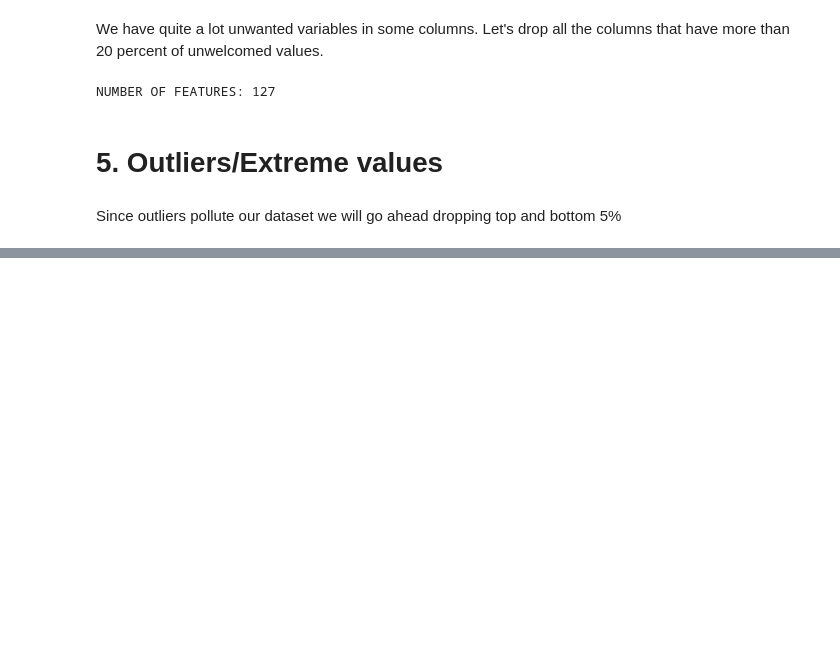
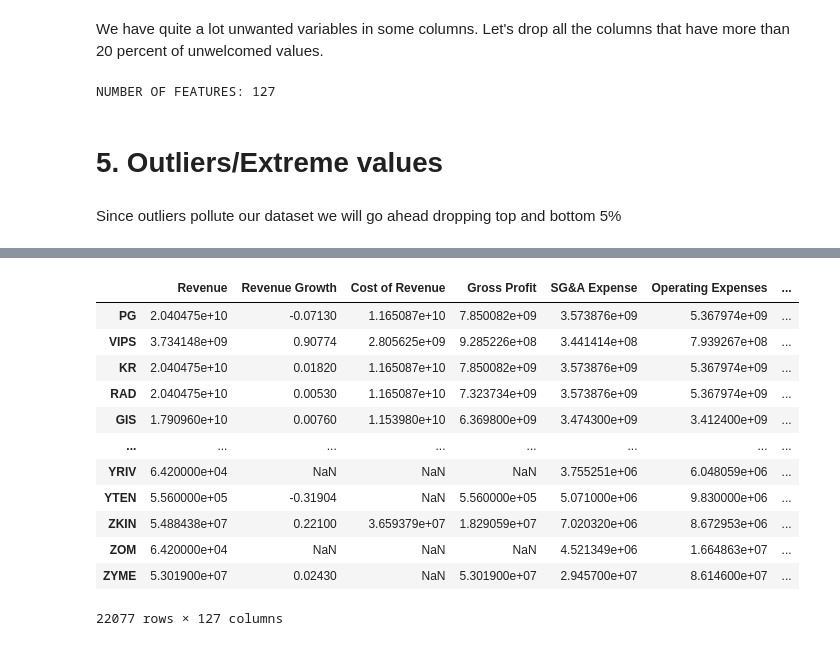
Before and after one commit to frheus/ML_Finance, a Jupyter notebook: test.ipynb, the cells around one changed output, grey strips where cells are left out. Saved outputs shown, nothing was run; the diff lists cells and outputs as text; code cells hidden in the pictures; blank space fills up the shorter version.

Commit message:
5. Outliers and extreme values

```diff
--- a/test.ipynb
+++ b/test.ipynb
@@ -343,0 +348,4 @@ df = df.mask(outliers_low, low_quantiles, axis=1)
+# %%
+df.replace(0, np.nan, inplace=True)
+# Replace nan-values with mean value of column, considering each sector individually.
+df_no_sector= df.groupby(['Sector', 'year']).transform(lambda x: x.fillna(x.mean()))
@@ -343,0 +370,16 @@ df = df.mask(outliers_low, low_quantiles, axis=1)
+# %%
+df
+# %% [output]
+|  | Revenue | Revenue Growth | Cost of Revenue | Gross Profit | SG&A Expense | Operating Expenses | ... |
+| PG | 2.040475e+10 | -0.07130 | 1.165087e+10 | 7.850082e+09 | 3.573876e+09 | 5.367974e+09 | ... |
+| VIPS | 3.734148e+09 | 0.90774 | 2.805625e+09 | 9.285226e+08 | 3.441414e+08 | 7.939267e+08 | ... |
+| KR | 2.040475e+10 | 0.01820 | 1.165087e+10 | 7.850082e+09 | 3.573876e+09 | 5.367974e+09 | ... |
+| RAD | 2.040475e+10 | 0.00530 | 1.165087e+10 | 7.323734e+09 | 3.573876e+09 | 5.367974e+09 | ... |
+| GIS | 1.790960e+10 | 0.00760 | 1.153980e+10 | 6.369800e+09 | 3.474300e+09 | 3.412400e+09 | ... |
+| ... | ... | ... | ... | ... | ... | ... | ... |
+| YRIV | 6.420000e+04 | NaN | NaN | NaN | 3.755251e+06 | 6.048059e+06 | ... |
+| YTEN | 5.560000e+05 | -0.31904 | NaN | 5.560000e+05 | 5.071000e+06 | 9.830000e+06 | ... |
+| ZKIN | 5.488438e+07 | 0.22100 | 3.659379e+07 | 1.829059e+07 | 7.020320e+06 | 8.672953e+06 | ... |
+| ZOM | 6.420000e+04 | NaN | NaN | NaN | 4.521349e+06 | 1.664863e+07 | ... |
+| ZYME | 5.301900e+07 | 0.02430 | NaN | 5.301900e+07 | 2.945700e+07 | 8.614600e+07 | ... |
+22077 rows × 127 columns
```
Also changed, not shown: parts of 5 cells of this notebook.
